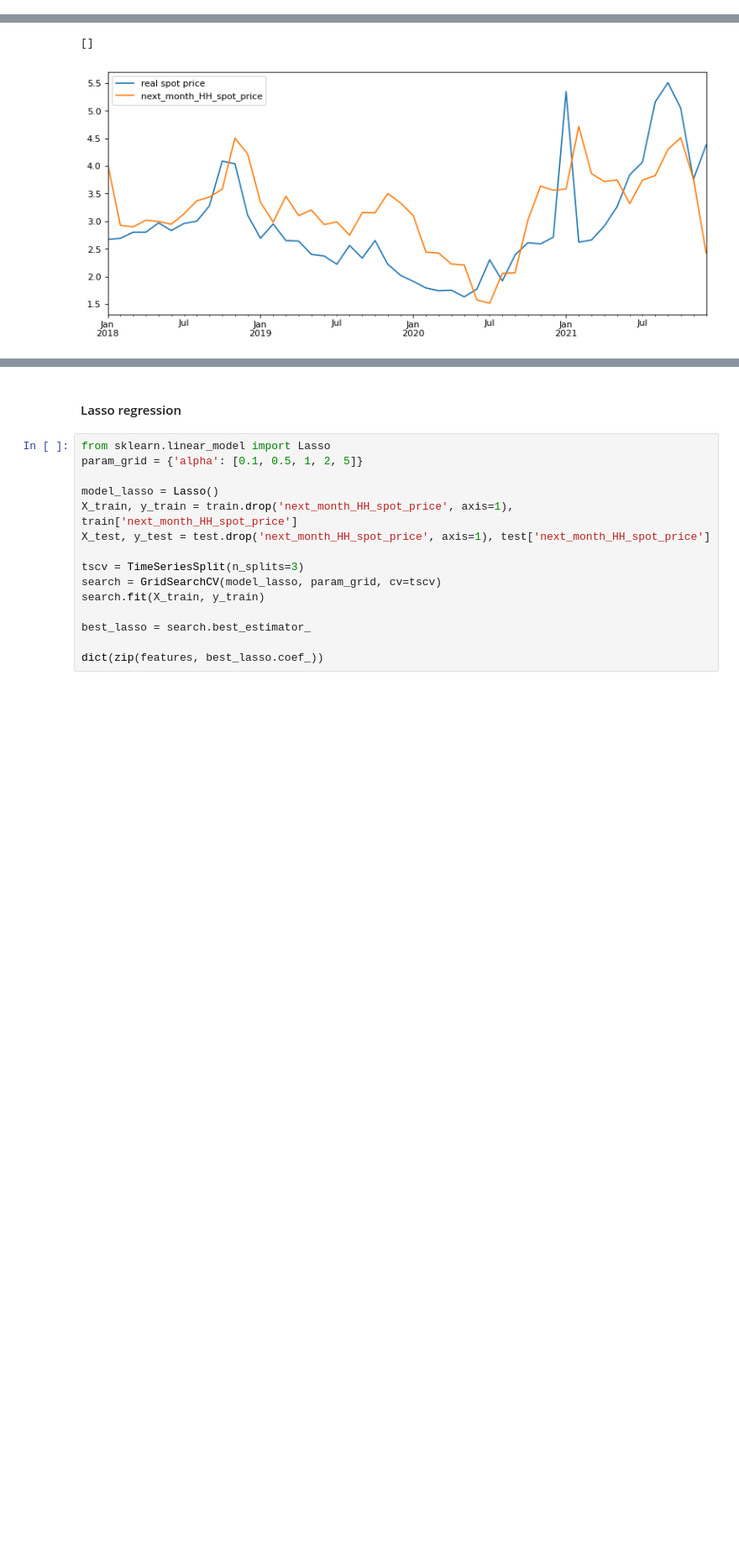
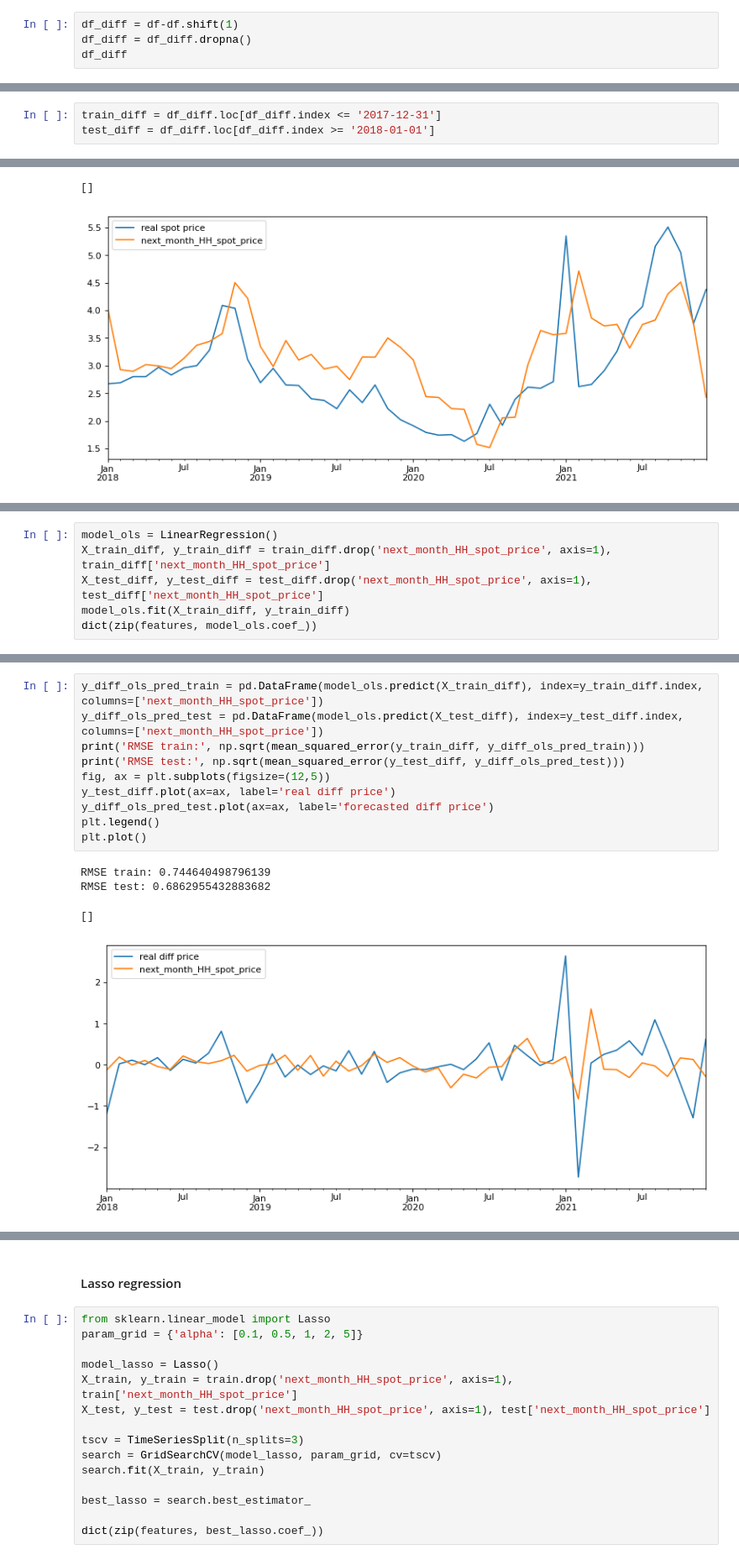
Before and after one commit to yahanxu/Team-2, a Jupyter notebook: proj_mz.ipynb, the cells around one changed output, grey strips where cells are left out. Shown at 84% size. Saved outputs shown, nothing was run; the diff lists cells and outputs as text; blank space fills up the shorter version.

```diff
--- a/proj_mz.ipynb
+++ b/proj_mz.ipynb
@@ -181,0 +193,4 @@ KeyError: 'gas_futures_1'
+# %%
+df_diff = df-df.shift(1)
+df_diff = df_diff.dropna()
+df_diff
@@ -182,3 +211,6 @@ KeyError: 'gas_futures_1'
+# %%
+train_diff = df_diff.loc[df_diff.index <= '2017-12-31']
+test_diff = df_diff.loc[df_diff.index >= '2018-01-01']
 # %% [markdown]
 ## Model #1: Linear Model
 # %% [markdown]
@@ -222,0 +257,6 @@ RMSE test: 0.8452389262476998
+# %%
+model_ols = LinearRegression()
+X_train_diff, y_train_diff = train_diff.drop('next_month_HH_spot_price', axis=1), train_diff['next_month_HH_spot_price']
+X_test_diff, y_test_diff = test_diff.drop('next_month_HH_spot_price', axis=1), test_diff['next_month_HH_spot_price']
+model_ols.fit(X_train_diff, y_train_diff)
+dict(zip(features, model_ols.coef_))
@@ -222,0 +277,15 @@ RMSE test: 0.8452389262476998
+# %%
+y_diff_ols_pred_train = pd.DataFrame(model_ols.predict(X_train_diff), index=y_train_diff.index, columns=['next_month_HH_spot_price'])
+y_diff_ols_pred_test = pd.DataFrame(model_ols.predict(X_test_diff), index=y_test_diff.index, columns=['next_month_HH_spot_price'])
+print('RMSE train:', np.sqrt(mean_squared_error(y_train_diff, y_diff_ols_pred_train)))
+print('RMSE test:', np.sqrt(mean_squared_error(y_test_diff, y_diff_ols_pred_test)))
+fig, ax = plt.subplots(figsize=(12,5))
+y_test_diff.plot(ax=ax, label='real diff price')
+y_diff_ols_pred_test.plot(ax=ax, label='forecasted diff price')
+plt.legend()
+plt.plot()
+# %% [output]
+RMSE train: 0.744640498796139
+RMSE test: 0.6862955432883682
+[]
+[figure, added]
```
Also changed, not shown: parts of 14 cells of this notebook.
